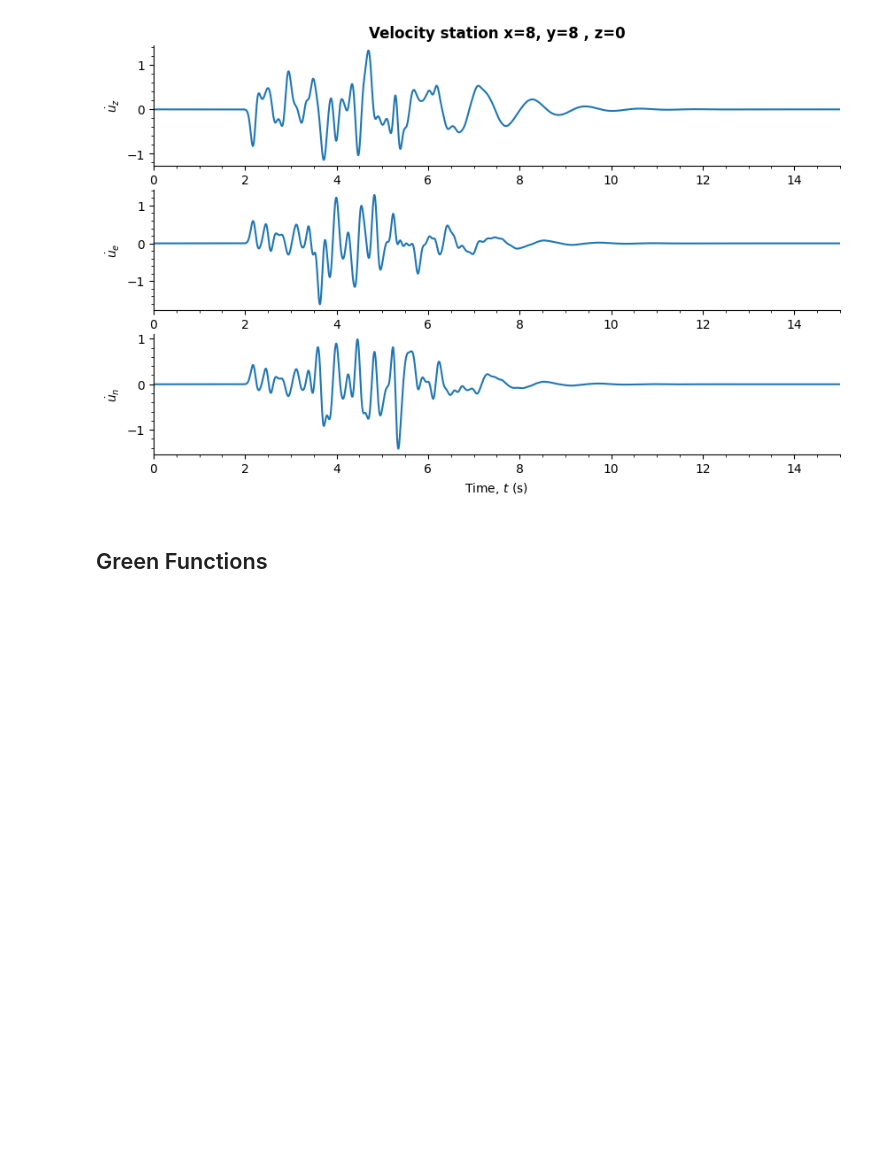
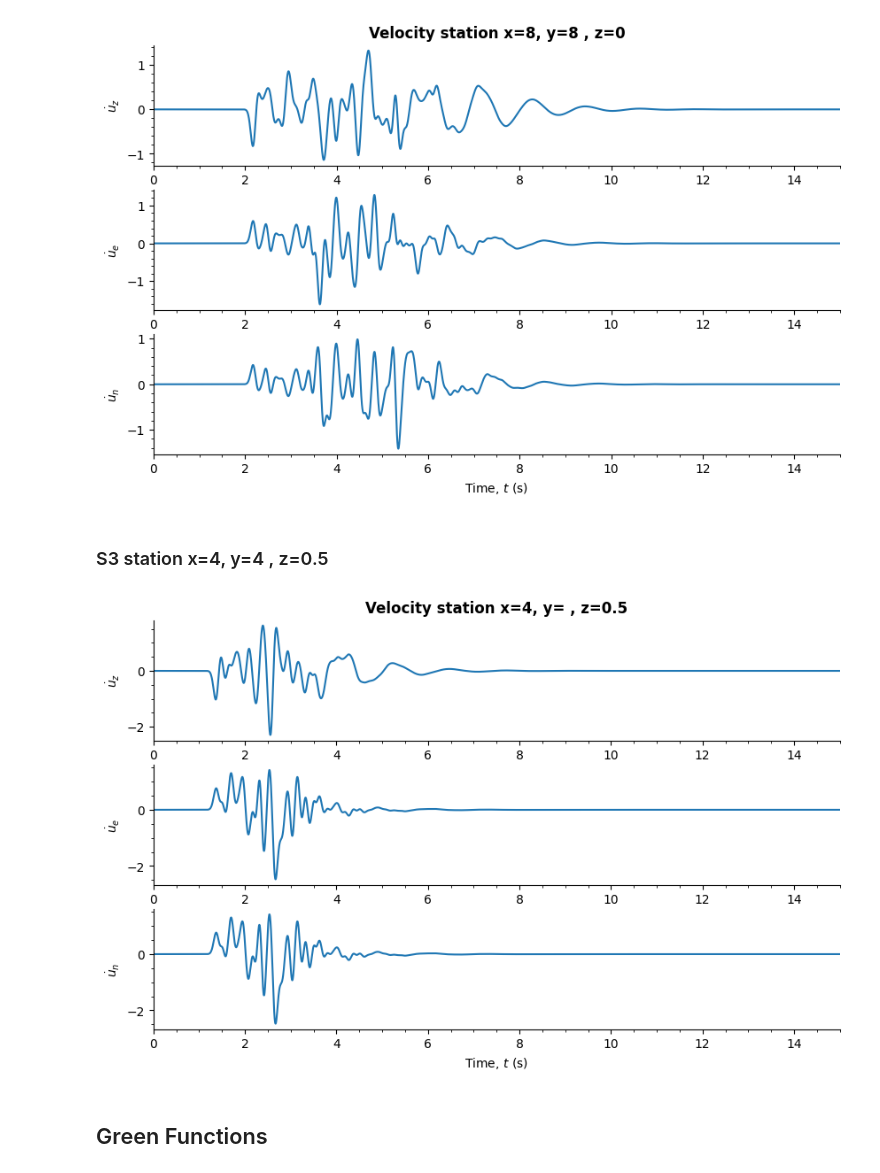
Before and after one commit to ppalacios92/ShakerMaker, a Jupyter notebook: examples/example_LOH1_gf.ipynb, the cells around one changed output. Drawn from its saved outputs; the diff is of its cells as text; code cells hidden in the pictures; blank space fills up the shorter version.

```diff
--- a/examples/example_LOH1_gf.ipynb
+++ b/examples/example_LOH1_gf.ipynb
@@ -85,7 +85,11 @@ x2,y2 = 6.0, 8.0           # Station location
 s2 = Station([x2,y2,0.0], metadata={"name":"sta02",  "save_gf": True,
                                     })
 
-stations = StationList([s1, s2], {})
+x3,y3 = 4.0, 4.0           # Station location
+s3 = Station([x3,y3,0.5], metadata={"name":"sta03",  "save_gf": True,
+                                    })
+
+stations = StationList([s1, s2 , s3], {})
 # %%
 #Create model
 model = shakermaker.ShakerMaker(crust, fault, stations)
@@ -118,6 +122,7 @@ ShakerMaker run done. Total time: 3.42 s
 # %%
 z_v1,e_v1,n_v1,t1 = s1.get_response()
 z_v2,e_v2,n_v2,t2 = s2.get_response()
+z_v3,e_v3,n_v3,t3 = s3.get_response()
 # %% [markdown]
 ### S1 station x=8, y=8 , z=0
 # %%
@@ -174,6 +179,34 @@ plt.grid()
 plt.show()
 # %% [output]
 [figure]
+# %% [markdown]
+### S3 station x=4, y=4 , z=0.5
+# %%
+plt.figure(figsize=(10,6))
+plt.subplot(3,1,1)
+plt.title("Velocity station x=4, y= , z=0.5", fontweight='bold')
+plt.plot(t3, z_v3, label="Z (Shakermaker)")
+plt.xlabel("Time [s]")
+plt.ylabel(r"$\dot{u}_z$")
+plt.xlim([0,15])
+plt.grid()
+
+plt.subplot(3,1,2)
+plt.plot(t3, e_v3, label="E (Shakermaker)")
+plt.ylabel(r"$\dot{u}_e$")
+plt.xlim([0,15])
+plt.grid()
+
+plt.subplot(3,1,3)
+plt.plot(t3, n_v3, label="N (Shakermaker)")
+plt.ylabel(r"$\dot{u}_n$")
+plt.xlabel(r"Time, $t$ (s)")
+plt.xlim([0,15])
+plt.grid()
+
+plt.show()
+# %% [output]
+[figure, added]
 # %% [markdown]
 ## Green Functions
 # %%
```
Also changed, not shown: parts of 2 cells of this notebook, 2 other files.
